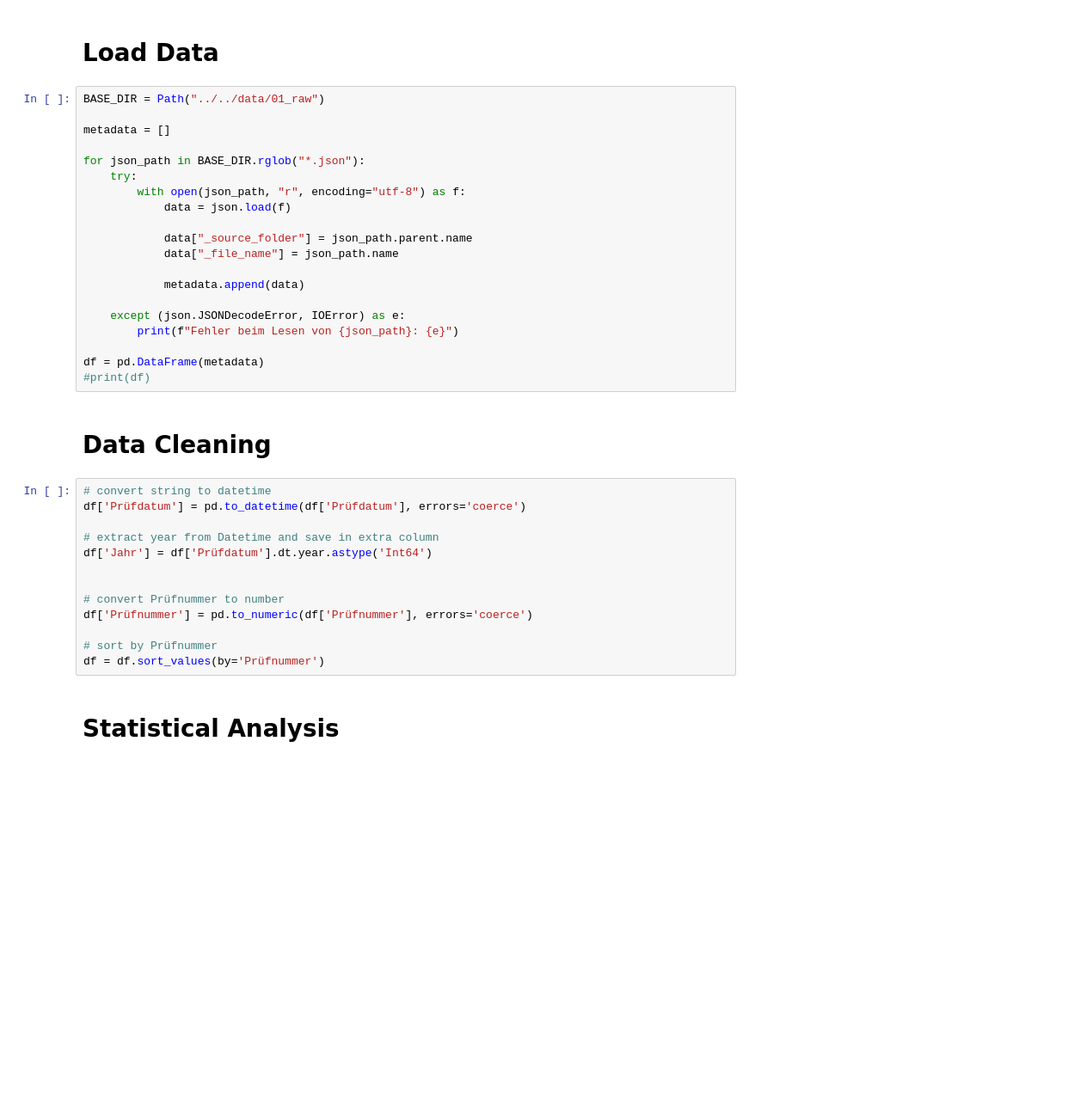
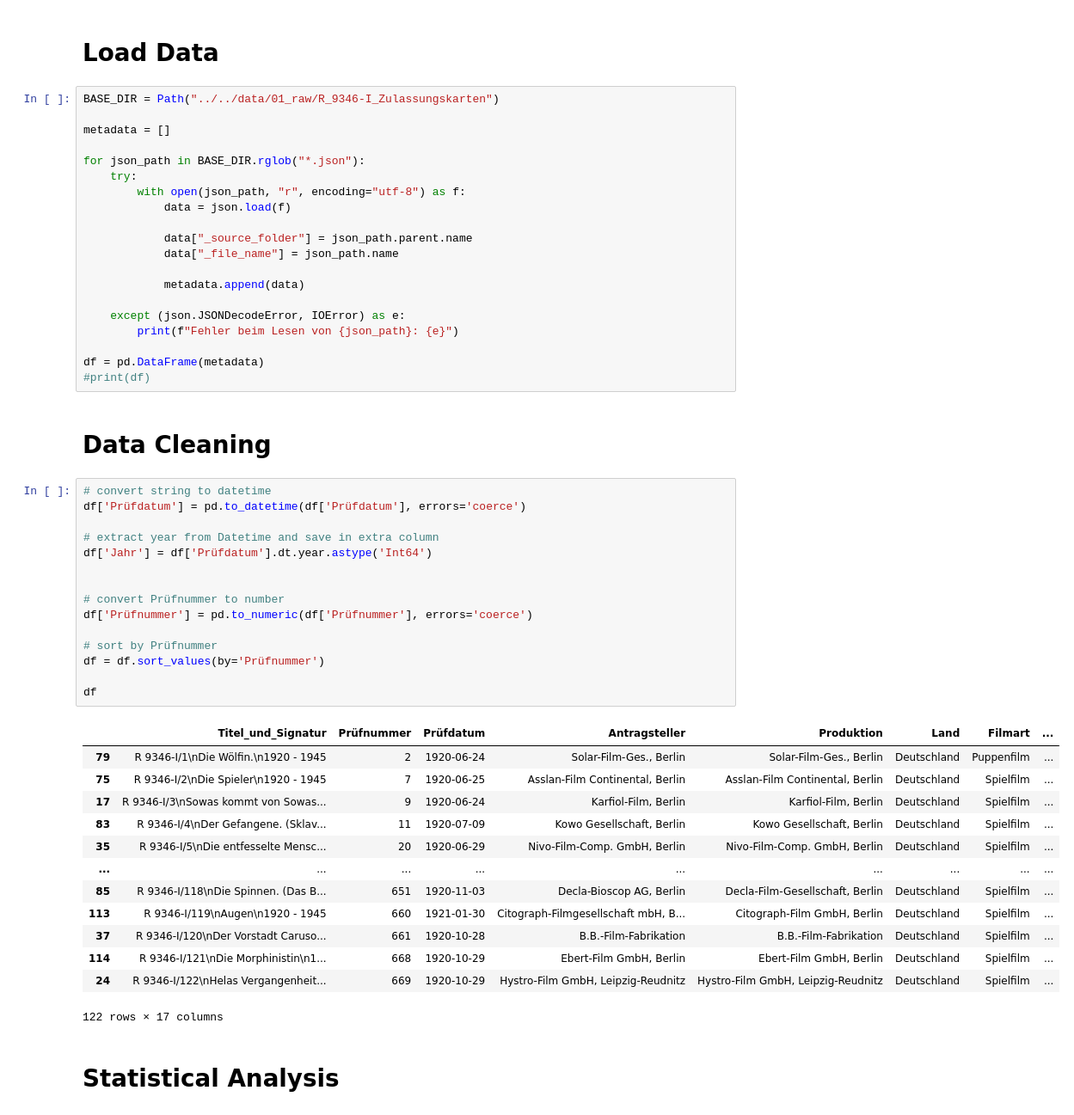
Before and after one commit to codemitdjango/german-film-censorship, a Jupyter notebook: src/analysis/analysis.ipynb, the cells around one changed output. Shown at 86% size. Drawn from its saved outputs; the diff is of its cells as text; blank space fills up the shorter version.

```diff
--- a/src/analysis/analysis.ipynb
+++ b/src/analysis/analysis.ipynb
@@ -11,7 +11,7 @@ from pathlib import Path
 # %% [markdown]
 # Load Data
 # %%
-BASE_DIR = Path("../../data/01_raw")
+BASE_DIR = Path("../../data/01_raw/R_9346-I_Zulassungskarten")
 
 metadata = []
 
@@ -35,16 +35,32 @@ df = pd.DataFrame(metadata)
 # %%
 # convert string to datetime
 df['Prüfdatum'] = pd.to_datetime(df['Prüfdatum'], errors='coerce')
 
 # extract year from Datetime and save in extra column
 df['Jahr'] = df['Prüfdatum'].dt.year.astype('Int64')
 
 
 # convert Prüfnummer to number
 df['Prüfnummer'] = pd.to_numeric(df['Prüfnummer'], errors='coerce')
 
 # sort by Prüfnummer
 df = df.sort_values(by='Prüfnummer')
+
+df
+# %% [output]
+|  | Titel_und_Signatur | Prüfnummer | Prüfdatum | Antragsteller | Produktion | Land | Filmart | ... |
+| 79 | R 9346-I/1\nDie Wölfin.\n1920 - 1945 | 2 | 1920-06-24 | Solar-Film-Ges., Berlin | Solar-Film-Ges., Berlin | Deutschland | Puppenfilm | ... |
+| 75 | R 9346-I/2\nDie Spieler\n1920 - 1945 | 7 | 1920-06-25 | Asslan-Film Continental, Berlin | Asslan-Film Continental, Berlin | Deutschland | Spielfilm | ... |
+| 17 | R 9346-I/3\nSowas kommt von Sowas... | 9 | 1920-06-24 | Karfiol-Film, Berlin | Karfiol-Film, Berlin | Deutschland | Spielfilm | ... |
+| 83 | R 9346-I/4\nDer Gefangene. (Sklav... | 11 | 1920-07-09 | Kowo Gesellschaft, Berlin | Kowo Gesellschaft, Berlin | Deutschland | Spielfilm | ... |
+| 35 | R 9346-I/5\nDie entfesselte Mensc... | 20 | 1920-06-29 | Nivo-Film-Comp. GmbH, Berlin | Nivo-Film-Comp. GmbH, Berlin | Deutschland | Spielfilm | ... |
+| ... | ... | ... | ... | ... | ... | ... | ... | ... |
+| 85 | R 9346-I/118\nDie Spinnen. (Das B... | 651 | 1920-11-03 | Decla-Bioscop AG, Berlin | Decla-Film-Gesellschaft, Berlin | Deutschland | Spielfilm | ... |
+| 113 | R 9346-I/119\nAugen\n1920 - 1945 | 660 | 1921-01-30 | Citograph-Filmgesellschaft mbH, B... | Citograph-Film GmbH, Berlin | Deutschland | Spielfilm | ... |
+| 37 | R 9346-I/120\nDer Vorstadt Caruso... | 661 | 1920-10-28 | B.B.-Film-Fabrikation | B.B.-Film-Fabrikation | Deutschland | Spielfilm | ... |
+| 114 | R 9346-I/121\nDie Morphinistin\n1... | 668 | 1920-10-29 | Ebert-Film GmbH, Berlin | Ebert-Film GmbH, Berlin | Deutschland | Spielfilm | ... |
+| 24 | R 9346-I/122\nHelas Vergangenheit... | 669 | 1920-10-29 | Hystro-Film GmbH, Leipzig-Reudnitz | Hystro-Film GmbH, Leipzig-Reudnitz | Deutschland | Spielfilm | ... |
+122 rows × 17 columns
 # %% [markdown]
 # Statistical Analysis
 # %% [markdown]
```
Also changed, not shown: parts of 5 cells of this notebook.
